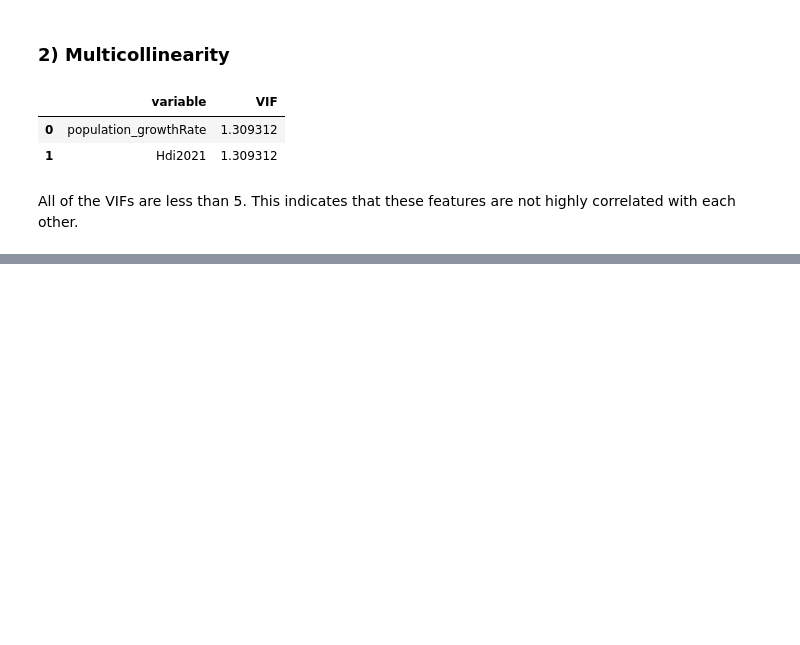
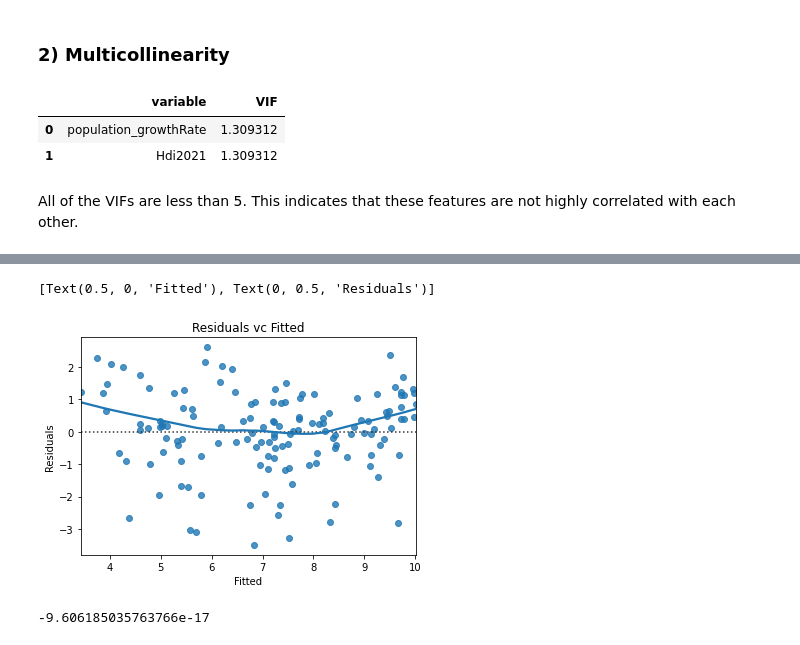
Before and after one commit to VanGaigher/Best_Contries_to_Live, a Jupyter notebook: World_Happiness_MLR.ipynb, the cells around one changed output, grey strips where cells are left out. Saved outputs shown, nothing was run; the diff lists cells and outputs as text; code cells hidden in the pictures; blank space fills up the shorter version.

```diff
--- a/World_Happiness_MLR.ipynb
+++ b/World_Happiness_MLR.ipynb
@@ -239,0 +289,35 @@ All of the VIFs are less than 5. This indicates that these features are not high
+# %%
+from scipy.stats import boxcox
+
+# Supondo que 'df' é o seu DataFrame e 'worldhappiness2022' é a coluna que você deseja transformar
+# Certifique-se de que os valores são todos positivos, pois a transformação Box-Cox é aplicada a dados estritamente positivos.
+
+# Criar uma cópia do DataFrame para evitar alterações indesejadas
+df_transformed = df_model.copy()
+
+# Aplicar a transformação Box-Cox à coluna 'worldhappiness2022'
+df_transformed['trans_WorldHappiness2022'], lambda_value = boxcox(df['WorldHappiness2022'])
+
+# 'lambda_value' é o parâmetro da transformação Box-Cox, você pode querer armazená-lo para reverter a transformação mais tarde, se necessário.
+
+# Agora, 'df_transformed' contém a coluna 'worldhappiness2022' transformada usando a transformação Box-Cox
+# %%
+mod2 = smf.ols(formula= 'trans_WorldHappiness2022 ~ population_growthRate + Hdi2021', data= df_transformed)
+
+# apply the model in dataset
+
+res2 = mod2.fit()
+# %%
+y= df_transformed['trans_WorldHappiness2022']
+fig, ax = plt.subplots(1,1)
+
+sns.residplot(res2.fittedvalues, res2.resid, lowess=True) #lowess shows the continuous blue line
+ax.title.set_text('Residuals vc Fitted')
+ax.set(xlabel = 'Fitted', ylabel='Residuals')
+# %% [output]
+[Text(0.5, 0, 'Fitted'), Text(0, 0.5, 'Residuals')]
+[figure, added]
+# %%
+res1.resid.mean()
+# %% [output]
+-9.606185035763766e-17
```
Also changed, not shown: parts of 25 cells of this notebook.
